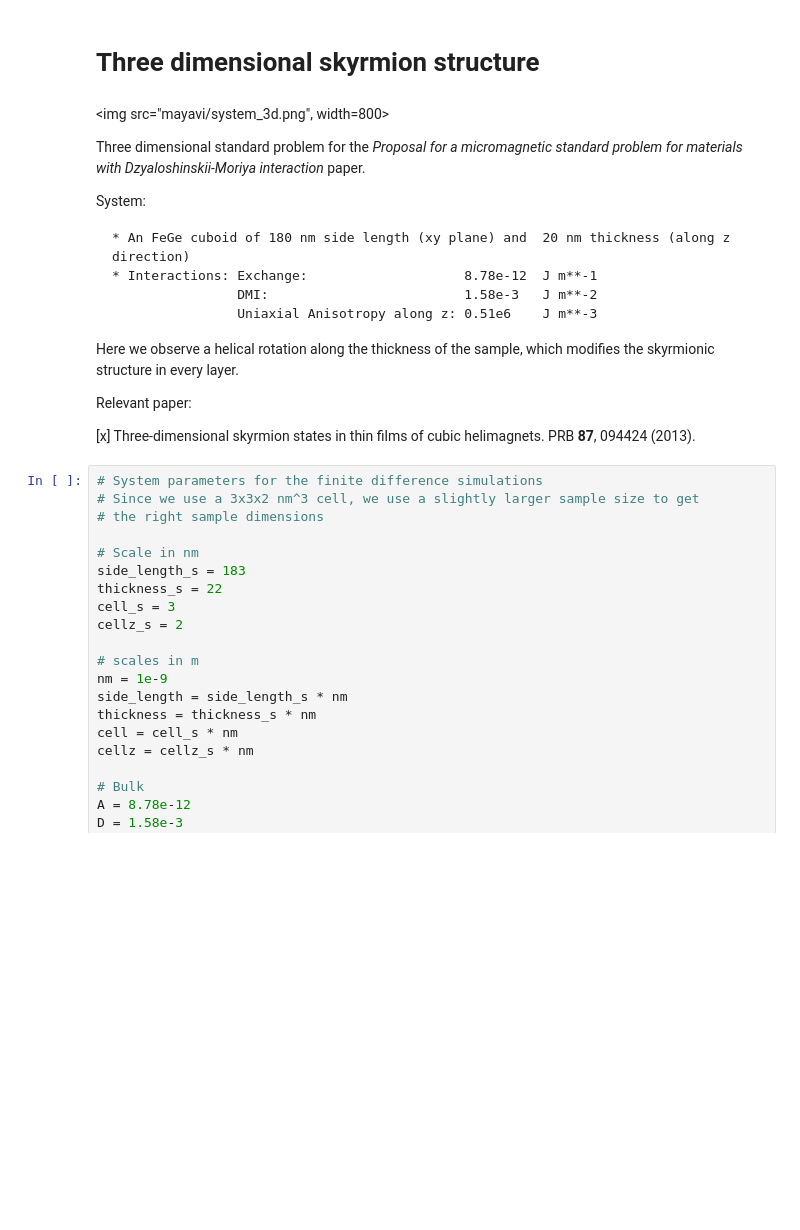
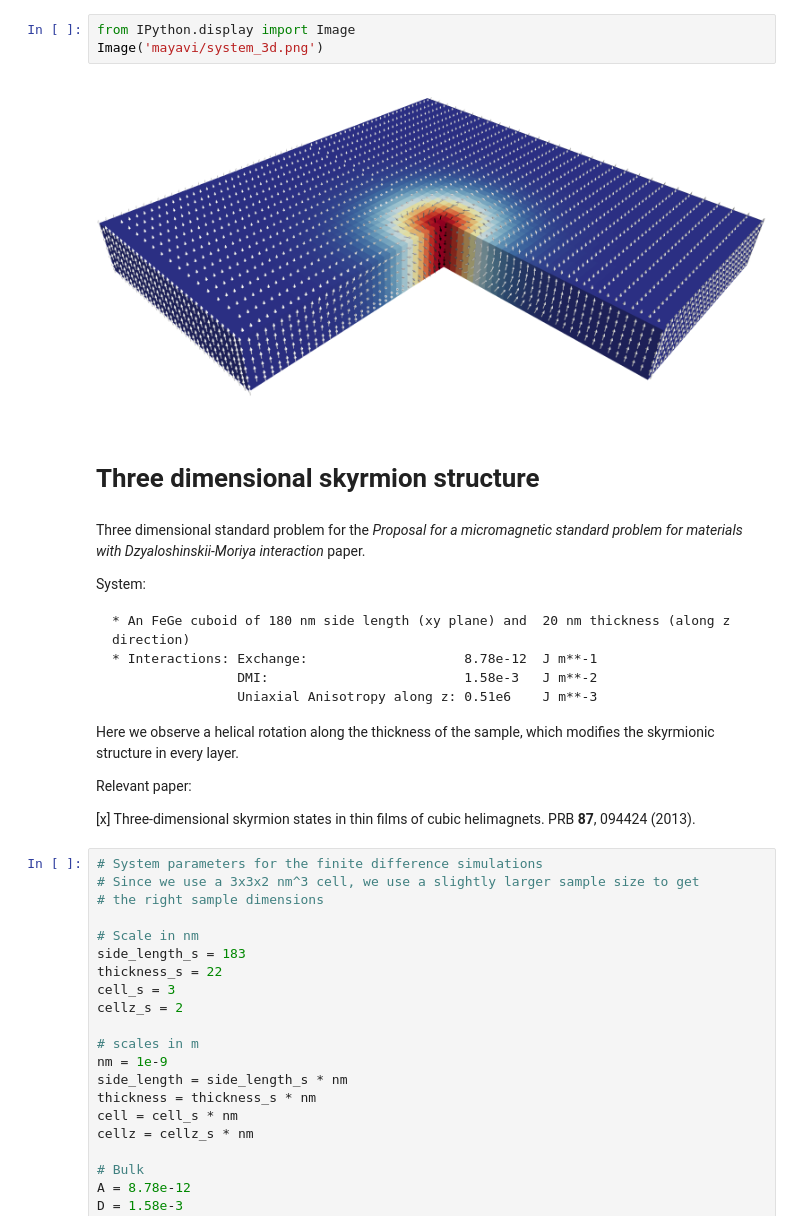
Before and after one commit to fangohr/paper-supplement-standard-problem-dmi, a Jupyter notebook: notebooks/3d_problem.ipynb, the cells around one changed output. Cells and saved outputs as stored; diff of their text form; blank space fills up the shorter version.

```diff
--- a/notebooks/3d_problem.ipynb
+++ b/notebooks/3d_problem.ipynb
@@ -1,8 +1,11 @@
+# %%
+from IPython.display import Image
+Image('mayavi/system_3d.png')
+# %% [output]
+[figure, added]
 # %% [markdown]
 # Three dimensional skyrmion structure
 # %% [markdown]
-<img src="mayavi/system_3d.png", width=800>
-
 Three dimensional standard problem for the *Proposal for a micromagnetic standard problem for materials with Dzyaloshinskii-Moriya interaction* paper.
 
 System:
```
Also changed, not shown: 4 other files.
